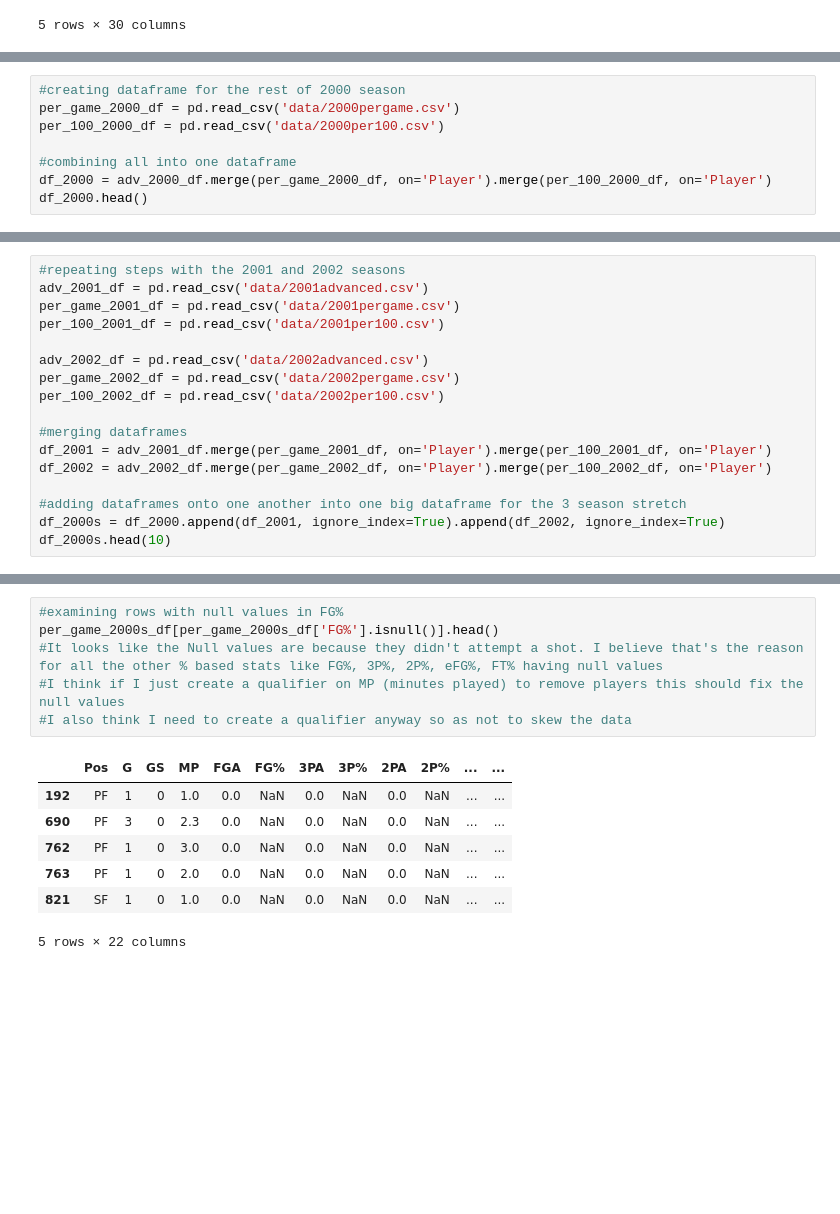
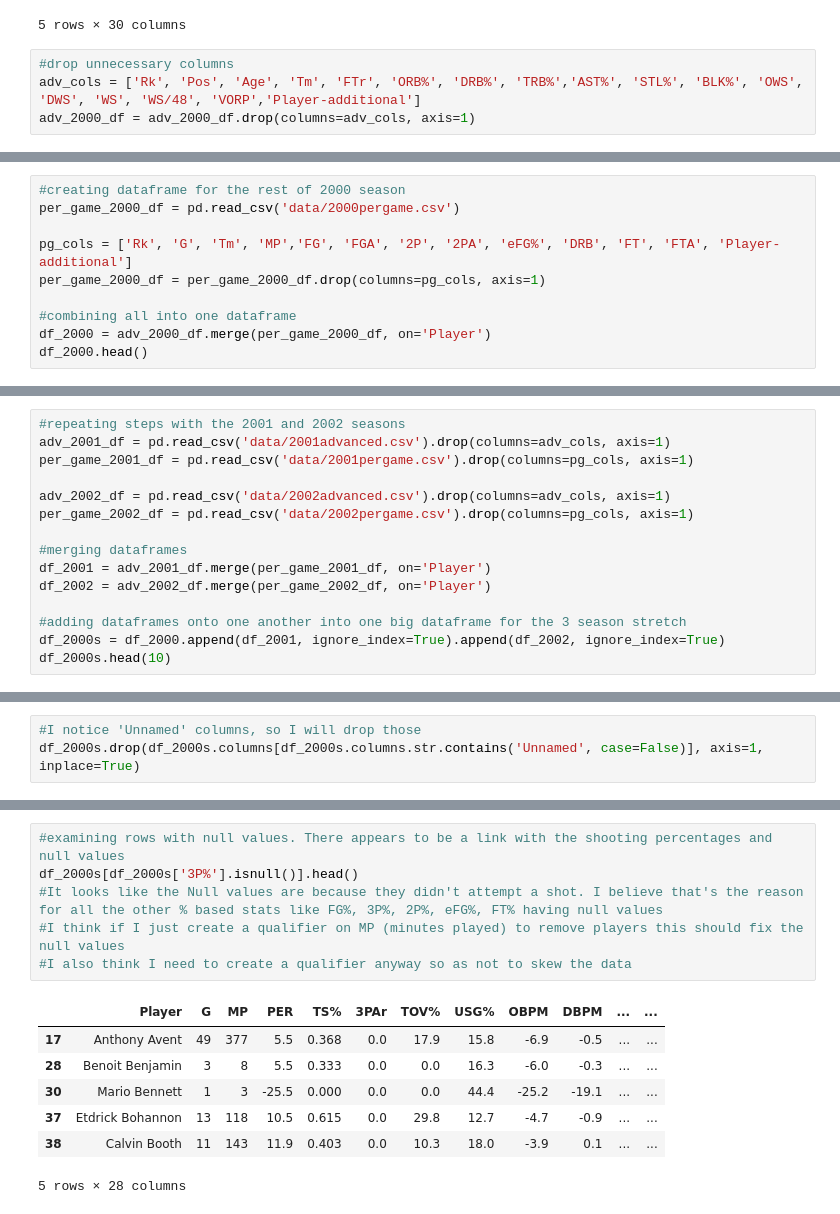
Before and after one commit to dtong136/nba-positions-project, a Jupyter notebook: NBApositionsEDA.ipynb, the cells around one changed output, grey strips where cells are left out. Saved outputs shown, nothing was run; the diff lists cells and outputs as text; blank space fills up the shorter version.

```diff
--- a/NBApositionsEDA.ipynb
+++ b/NBApositionsEDA.ipynb
@@ -15,3 +15,7 @@ adv_2000_df.head()
 | 3 | 4 | Ray Allen* | SG | 24 | MIL | 82 | 3070 | 20.6 | 0.570 | 0.288 | ... | ... |
 | 4 | 5 | Rafer Alston | PG | 23 | MIL | 27 | 361 | 4.3 | 0.310 | 0.147 | ... | ... |
 5 rows × 30 columns
+# %%
+#drop unnecessary columns
+adv_cols = ['Rk', 'Pos', 'Age', 'Tm', 'FTr', 'ORB%', 'DRB%', 'TRB%','AST%', 'STL%', 'BLK%', 'OWS', 'DWS', 'WS', 'WS/48', 'VORP','Player-additional']
+adv_2000_df = adv_2000_df.drop(columns=adv_cols, axis=1)
@@ -18,9 +28,11 @@ adv_2000_df.head()
 # %%
 #creating dataframe for the rest of 2000 season
 per_game_2000_df = pd.read_csv('data/2000pergame.csv')
-per_100_2000_df = pd.read_csv('data/2000per100.csv')
+
+pg_cols = ['Rk', 'G', 'Tm', 'MP','FG', 'FGA', '2P', '2PA', 'eFG%', 'DRB', 'FT', 'FTA', 'Player-additional']
+per_game_2000_df = per_game_2000_df.drop(columns=pg_cols, axis=1)
 
 #combining all into one dataframe
-df_2000 = adv_2000_df.merge(per_game_2000_df, on='Player').merge(per_100_2000_df, on='Player')
+df_2000 = adv_2000_df.merge(per_game_2000_df, on='Player')
 df_2000.head()
 # %% [output]
@@ -49,16 +46,14 @@ Length: 92, dtype: object
 # %%
 #repeating steps with the 2001 and 2002 seasons
-adv_2001_df = pd.read_csv('data/2001advanced.csv')
-per_game_2001_df = pd.read_csv('data/2001pergame.csv')
-per_100_2001_df = pd.read_csv('data/2001per100.csv')
+adv_2001_df = pd.read_csv('data/2001advanced.csv').drop(columns=adv_cols, axis=1)
+per_game_2001_df = pd.read_csv('data/2001pergame.csv').drop(columns=pg_cols, axis=1)
 
-adv_2002_df = pd.read_csv('data/2002advanced.csv')
-per_game_2002_df = pd.read_csv('data/2002pergame.csv')
-per_100_2002_df = pd.read_csv('data/2002per100.csv')
+adv_2002_df = pd.read_csv('data/2002advanced.csv').drop(columns=adv_cols, axis=1)
+per_game_2002_df = pd.read_csv('data/2002pergame.csv').drop(columns=pg_cols, axis=1)
 
 #merging dataframes
-df_2001 = adv_2001_df.merge(per_game_2001_df, on='Player').merge(per_100_2001_df, on='Player')
-df_2002 = adv_2002_df.merge(per_game_2002_df, on='Player').merge(per_100_2002_df, on='Player')
+df_2001 = adv_2001_df.merge(per_game_2001_df, on='Player')
+df_2002 = adv_2002_df.merge(per_game_2002_df, on='Player')
 
 #adding dataframes onto one another into one big dataframe for the 3 season stretch
 df_2000s = df_2000.append(df_2001, ignore_index=True).append(df_2002, ignore_index=True)
@@ -145,0 +82,3 @@ dtype: int64
+# %%
+#I notice 'Unnamed' columns, so I will drop those
+df_2000s.drop(df_2000s.columns[df_2000s.columns.str.contains('Unnamed', case=False)], axis=1, inplace=True)
@@ -146,14 +124,14 @@ dtype: int64
 # %%
-#examining rows with null values in FG%
-per_game_2000s_df[per_game_2000s_df['FG%'].isnull()].head()
+#examining rows with null values. There appears to be a link with the shooting percentages and null values
+df_2000s[df_2000s['3P%'].isnull()].head()
 #It looks like the Null values are because they didn't attempt a shot. I believe that's the reason for all the other % based stats like FG%, 3P%, 2P%, eFG%, FT% having null values
 #I think if I just create a qualifier on MP (minutes played) to remove players this should fix the null values
 #I also think I need to create a qualifier anyway so as not to skew the data
 # %% [output]
-|  | Pos | G | GS | MP | FGA | FG% | 3PA | 3P% | 2PA | 2P% | ... | ... |
-| 192 | PF | 1 | 0 | 1.0 | 0.0 | NaN | 0.0 | NaN | 0.0 | NaN | ... | ... |
-| 690 | PF | 3 | 0 | 2.3 | 0.0 | NaN | 0.0 | NaN | 0.0 | NaN | ... | ... |
-| 762 | PF | 1 | 0 | 3.0 | 0.0 | NaN | 0.0 | NaN | 0.0 | NaN | ... | ... |
-| 763 | PF | 1 | 0 | 2.0 | 0.0 | NaN | 0.0 | NaN | 0.0 | NaN | ... | ... |
-| 821 | SF | 1 | 0 | 1.0 | 0.0 | NaN | 0.0 | NaN | 0.0 | NaN | ... | ... |
+|  | Player | G | MP | PER | TS% | 3PAr | TOV% | USG% | OBPM | DBPM | ... | ... |
+| 17 | Anthony Avent | 49 | 377 | 5.5 | 0.368 | 0.0 | 17.9 | 15.8 | -6.9 | -0.5 | ... | ... |
+| 28 | Benoit Benjamin | 3 | 8 | 5.5 | 0.333 | 0.0 | 0.0 | 16.3 | -6.0 | -0.3 | ... | ... |
+| 30 | Mario Bennett | 1 | 3 | -25.5 | 0.000 | 0.0 | 0.0 | 44.4 | -25.2 | -19.1 | ... | ... |
+| 37 | Etdrick Bohannon | 13 | 118 | 10.5 | 0.615 | 0.0 | 29.8 | 12.7 | -4.7 | -0.9 | ... | ... |
+| 38 | Calvin Booth | 11 | 143 | 11.9 | 0.403 | 0.0 | 10.3 | 18.0 | -3.9 | 0.1 | ... | ... |
-5 rows × 22 columns
+5 rows × 28 columns
```
Also changed, not shown: parts of 22 cells of this notebook, 8 other files.
